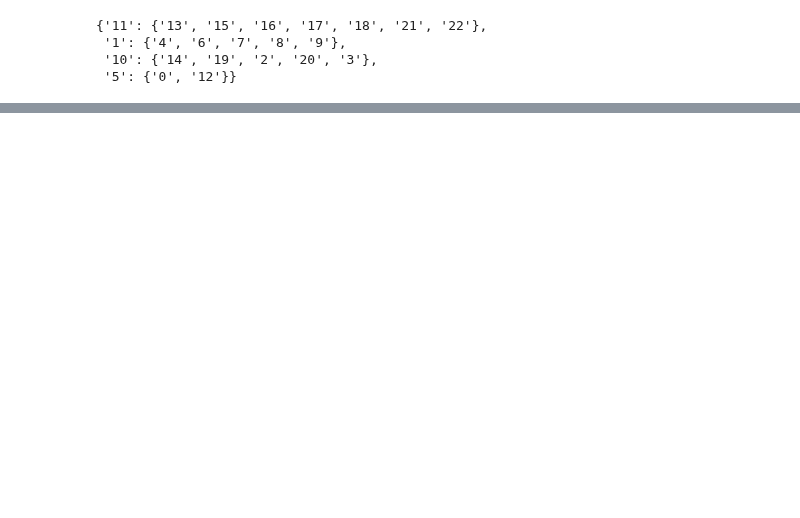
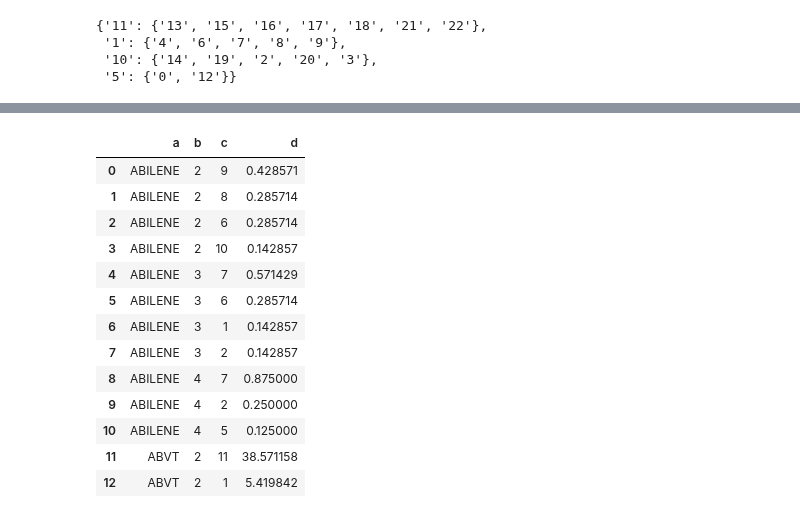
Before and after one commit to odunayo12/Skoltech-PhD-Thesis, a Jupyter notebook: _codes/SIR/Influential-nodes-identification-in-complex-networks-via-information-entropy/experiments and data/different_multi.ipynb, the cells around one changed output, grey strips where cells are left out. Drawn from its saved outputs; the diff is of its cells as text; code cells hidden in the pictures; blank space fills up the shorter version.

```diff
--- a/_codes/SIR/Influential-nodes-identification-in-complex-networks-via-information-entropy/experiments and data/different_multi.ipynb
+++ b/_codes/SIR/Influential-nodes-identification-in-complex-networks-via-information-entropy/experiments and data/different_multi.ipynb
@@ -289,0 +381,46 @@ Your file has been saved as: average_case_controller_to_controller.csv
+# %%
+t = {'ABILENE': {2: {'8': {0.2857142857142857}, '9': {0.42857142857142855}, '10': {0.14285714285714285}, '6': {0.2857142857142857}}, 3: {'7': {0.5714285714285714}, '1': {0.14285714285714285}, '2': {0.14285714285714285}, '6': {0.2857142857142857}}, 4: {'7': {0.875}, '2': {0.25}, '5': {0.125}}}, 'ABVT': {2: {'11': {38.57115789473684}, '1': {5.419842105263158}
+}}}
+# %%
+tt={k3: {k2: {k1:  list(v1)[0] for k1, v1 in v2.items()} for k2, v2 in v3.items()}
+ for (k3, v3) in t.items()}
+
+# {k3: {k2: dict(sorted(
+#     t[j].items(), key=lambda item: item[1], reverse=True)[:3])
+#     for j in t for k2, v2 in v3.items()}
+#  for (k3, v3) in t.items()}
+
+
+ff={k3: {k2: dict(sorted(v3[k2].items(), key=lambda item: item[1], reverse=True)) for k2, v2 in v3.items()}
+ for (k3, v3) in tt.items()}
+# %%
+pd.DataFrame.from_records(
+    [
+        (l1, l2, l3, leaf1)
+        for l1, l2_dict in ff.items()
+        for l2, l3_dict in l2_dict.items()
+        for l3, leaf1 in l3_dict.items()
+        # for leaf1 in j
+    ],
+    columns=[
+        'a',
+        'b',
+        'c',
+        'd'
+    ]
+)
+# %% [output]
+|  | a | b | c | d |
+| 0 | ABILENE | 2 | 9 | 0.428571 |
+| 1 | ABILENE | 2 | 8 | 0.285714 |
+| 2 | ABILENE | 2 | 6 | 0.285714 |
+| 3 | ABILENE | 2 | 10 | 0.142857 |
+| 4 | ABILENE | 3 | 7 | 0.571429 |
+| 5 | ABILENE | 3 | 6 | 0.285714 |
+| 6 | ABILENE | 3 | 1 | 0.142857 |
+| 7 | ABILENE | 3 | 2 | 0.142857 |
+| 8 | ABILENE | 4 | 7 | 0.875000 |
+| 9 | ABILENE | 4 | 2 | 0.250000 |
+| 10 | ABILENE | 4 | 5 | 0.125000 |
+| 11 | ABVT | 2 | 11 | 38.571158 |
+| 12 | ABVT | 2 | 1 | 5.419842 |
```
Also changed, not shown: parts of 9 cells of this notebook, 7 other files.
